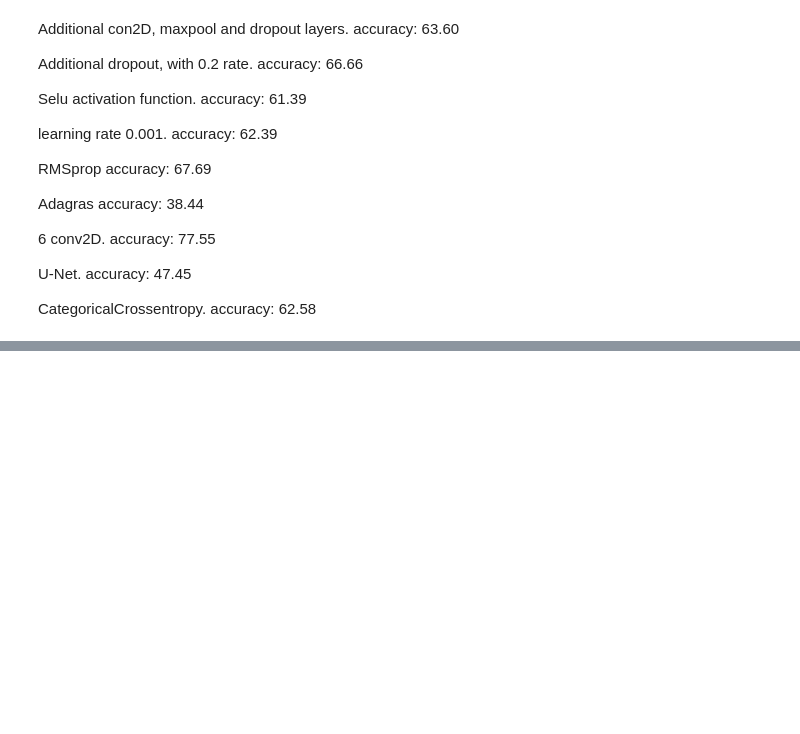
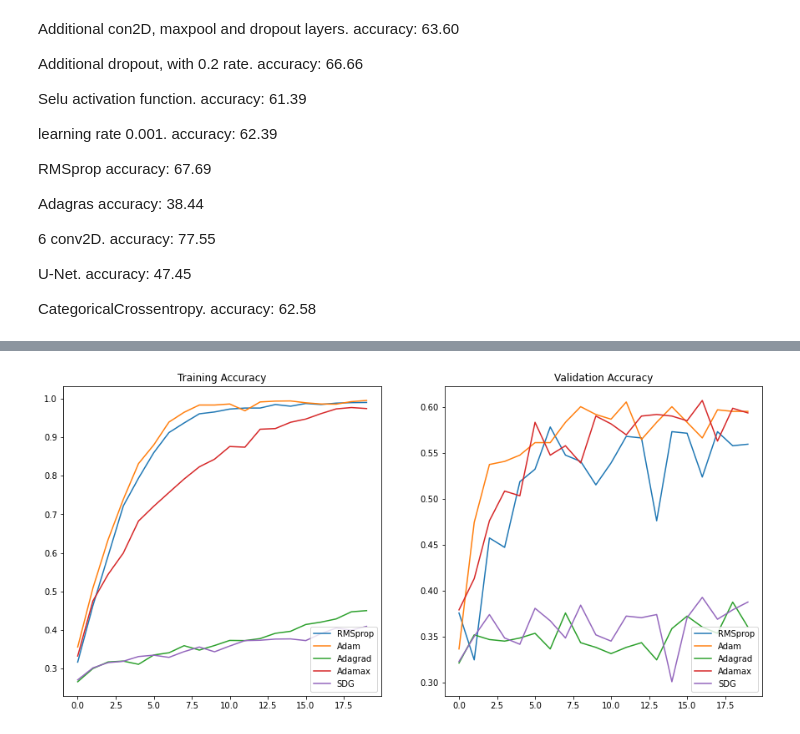
Before and after one commit to arnnak/image_classification, a Jupyter notebook: Image_classification.ipynb, the cells around one changed output, grey strips where cells are left out. Drawn from its saved outputs; the diff is of its cells as text; code cells hidden in the pictures; blank space fills up the shorter version.

```diff
--- a/Image_classification.ipynb
+++ b/Image_classification.ipynb
@@ -729,0 +759,35 @@ y_expanded_val = np.asarray(y_expanded_val)
+# %%
+accone = historyone.history['accuracy']
+val_acc_one = historyone.history['val_accuracy']
+acctwo = historytwo.history['accuracy']
+val_acc_two = historytwo.history['val_accuracy']
+accthree = historythree.history['accuracy']
+val_acc_three = historythree.history['val_accuracy']
+accfour = historyfour.history['accuracy']
+val_acc_four = historyfour.history['val_accuracy']
+accfive = historyfive.history['accuracy']
+val_acc_five = historyfive.history['val_accuracy']
+
+epochs_range = range(20)
+
+plt.figure(figsize=(15, 15))
+plt.subplot(2, 2, 1)
+plt.plot(epochs_range, accone, label='RMSprop')
+plt.plot(epochs_range, acctwo, label='Adam')
+plt.plot(epochs_range, accthree, label='Adagrad')
+plt.plot(epochs_range, accfour, label='Adamax')
+plt.plot(epochs_range, accfive, label='SDG')
+plt.legend(loc='lower right')
+plt.title('Training Accuracy')
+
+plt.subplot(2, 2, 2)
+plt.plot(epochs_range, val_acc_one, label='RMSprop')
+plt.plot(epochs_range, val_acc_two, label='Adam')
+plt.plot(epochs_range, val_acc_three, label='Adagrad')
+plt.plot(epochs_range, val_acc_four, label='Adamax')
+plt.plot(epochs_range, val_acc_five, label='SDG')
+plt.legend(loc='lower right')
+plt.title('Validation Accuracy')
+plt.show()
+# %% [output]
+[figure, added]
```
Also changed, not shown: parts of 28 cells of this notebook.
